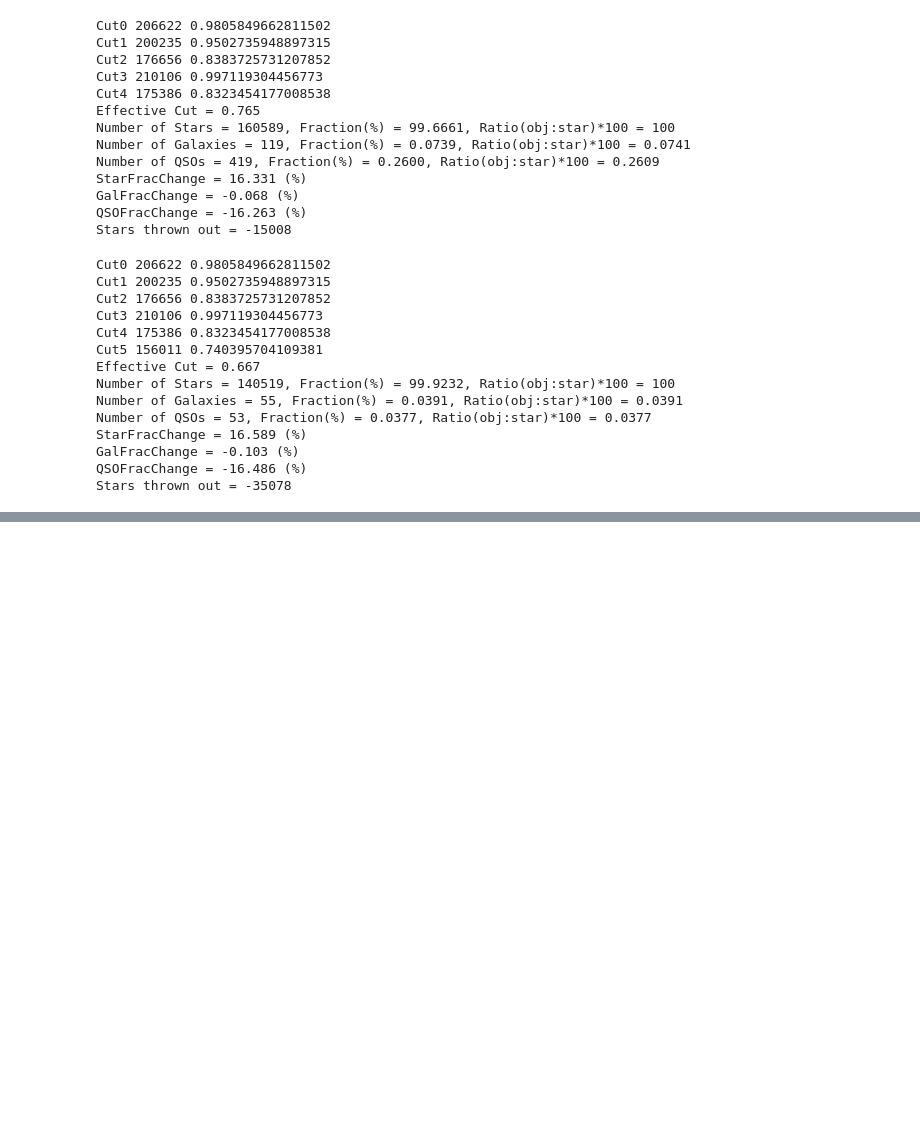
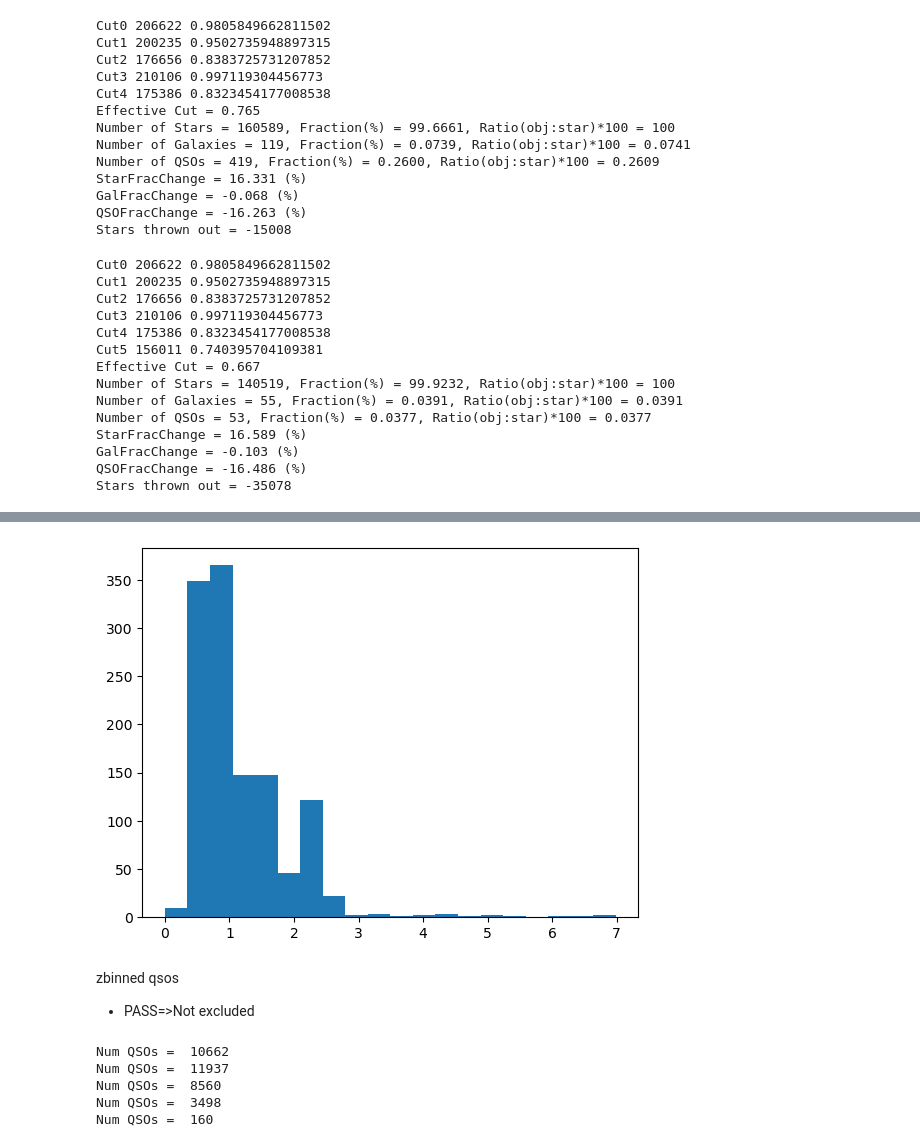
Before and after one commit to nmudur/HighLatMaps, a Jupyter notebook: notebooks_main1/spectra_matched/2_11_SpecChecks-wRetrained-16a.ipynb, the cells around one changed output, grey strips where cells are left out. Cells and saved outputs as stored; diff of their text form; code cells hidden in the pictures; blank space fills up the shorter version.

```diff
--- a/notebooks_main1/spectra_matched/2_11_SpecChecks-wRetrained-16a.ipynb
+++ b/notebooks_main1/spectra_matched/2_11_SpecChecks-wRetrained-16a.ipynb
@@ -216,0 +373,6 @@ Stars thrown out = -35078
+# %%
+plt.figure()
+plt.hist(df_qsos.iloc[sdssnotwise]['sdss_dr17_specobj.Z'].to_numpy(), bins=20) #where the WISE cut is actually needed
+plt.show()
+# %% [output]
+[figure, added]
@@ -216,0 +381,3 @@ Stars thrown out = -35078
+# %% [markdown]
+zbinned qsos
+* PASS=>Not excluded
@@ -216,0 +387,21 @@ Stars thrown out = -35078
+# %%
+passboth = []
+passwisenotsdss = []
+passsdssnotwise = []
+passneither = []
+
+for iz, zbin in enumerate(zbins):
+    print('Num QSOs = ', np.sum(zbin))
+    wiseforbin = wisecut[zbin]
+    sdssforbin = sdsscut[zbin]
+    passboth.append(np.sum(wiseforbin*sdssforbin))
+    passwisenotsdss.append(np.sum(wiseforbin* (~sdssforbin)))
+    passsdssnotwise.append(np.sum(sdssforbin * (~wiseforbin)))
+    passneither.append(np.sum((~wiseforbin) * (~sdssforbin)))
+    assert (passboth[iz] + passwisenotsdss[iz] + passsdssnotwise[iz] + passneither[iz])==np.sum(zbin)
+# %% [output]
+Num QSOs =  10662
+Num QSOs =  11937
+Num QSOs =  8560
+Num QSOs =  3498
+Num QSOs =  160
```
Also changed, not shown: parts of 42 cells of this notebook, 9 other files.
